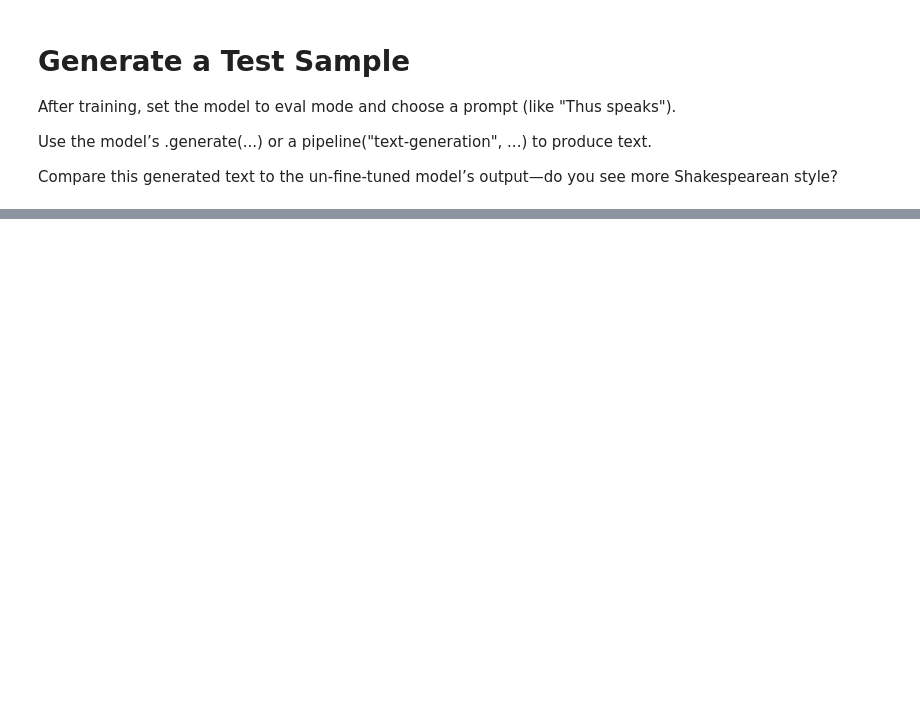
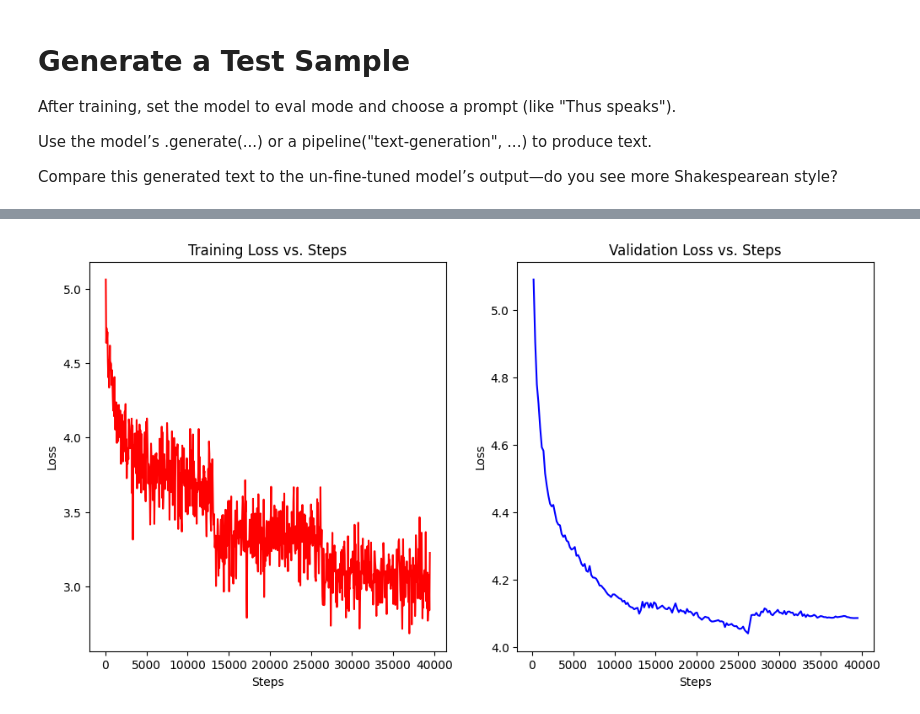
Before and after one commit to bnelson05/Generative_Model, a Jupyter notebook: GenerativeModel.ipynb, the cells around one changed output, grey strips where cells are left out. Cells and saved outputs as stored; diff of their text form; code cells hidden in the pictures; blank space fills up the shorter version.

Commit message:
Created callback for mid-training generation and added visualized loss curves

```diff
--- a/GenerativeModel.ipynb
+++ b/GenerativeModel.ipynb
@@ -226,7 +220,7 @@ training_args = TrainingArguments(
     num_train_epochs=3,
     per_device_train_batch_size=2,
     logging_steps = 50,
-    eval_steps = 100,
+    eval_steps = 200,
     report_to="none",
     eval_strategy = "steps",
     save_steps = 13000
@@ -338,0 +443,33 @@ But more importantly, the researchers analyzed the data, and found that in just
+# %%
+import matplotlib.pyplot as plt
+
+train_loss = []
+train_steps = []
+eval_loss = []
+eval_steps = []
+
+for log in trainer.state.log_history:
+    if "loss" in log:
+        train_steps.append(log["step"])
+        train_loss.append(log["loss"])
+    if "eval_loss" in log:
+        eval_steps.append(log["step"])
+        eval_loss.append(log["eval_loss"])
+
+plt.figure(figsize=(12, 6))
+
+plt.subplot(1, 2, 1)
+plt.plot(train_steps, train_loss, label="Training Loss", color="red")
+plt.title("Training Loss vs. Steps")
+plt.xlabel("Steps")
+plt.ylabel("Loss")
+
+plt.subplot(1, 2, 2)
+plt.plot(eval_steps, eval_loss, label="Validation Loss", color="blue")
+plt.title("Validation Loss vs. Steps")
+plt.xlabel("Steps")
+plt.ylabel("Loss")
+
+plt.show()
+# %% [output]
+[figure, added]
```
Also changed, not shown: parts of 15 cells of this notebook.
